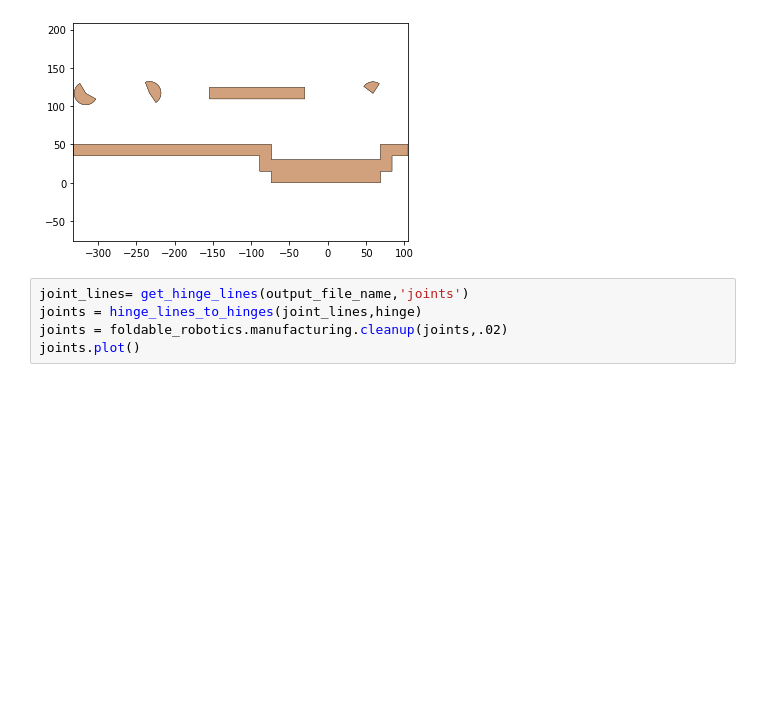
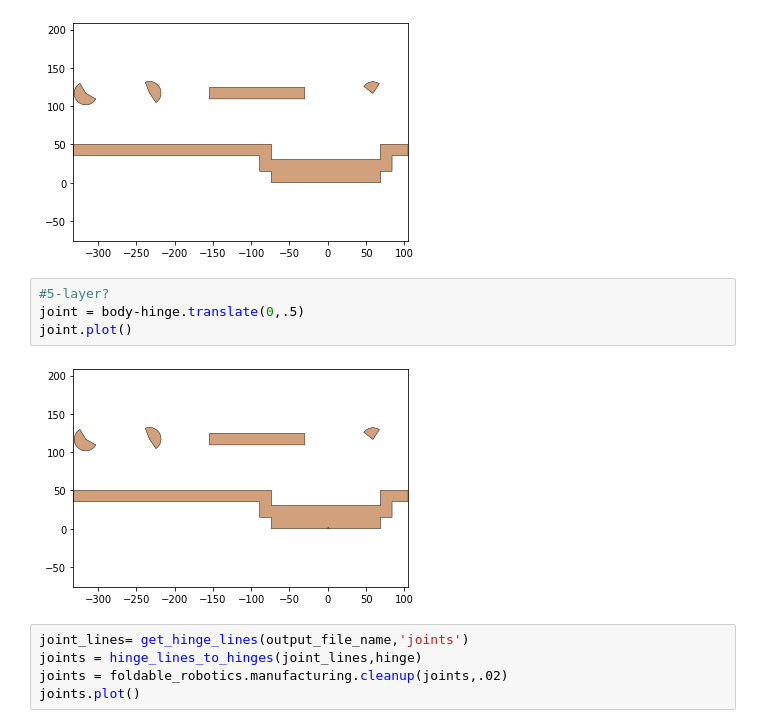
Before and after one commit to arnoldjames98/arnoldjames98.github.io, a Jupyter notebook: designManufacturing.ipynb, the cells around one changed output. Drawn from its saved outputs; the diff is of its cells as text; blank space fills up the shorter version.

```diff
--- a/designManufacturing.ipynb
+++ b/designManufacturing.ipynb
@@ -311,6 +348,12 @@ body = foldable_robotics.manufacturing.cleanup(body,.01)
 body.plot()
 # %% [output]
 [figure]
+# %%
+#5-layer?
+joint = body-hinge.translate(0,.5)
+joint.plot()
+# %% [output]
+[figure, added]
 # %%
 joint_lines= get_hinge_lines(output_file_name,'joints')
 joints = hinge_lines_to_hinges(joint_lines,hinge)
```
Also changed, not shown: parts of 29 cells of this notebook.
